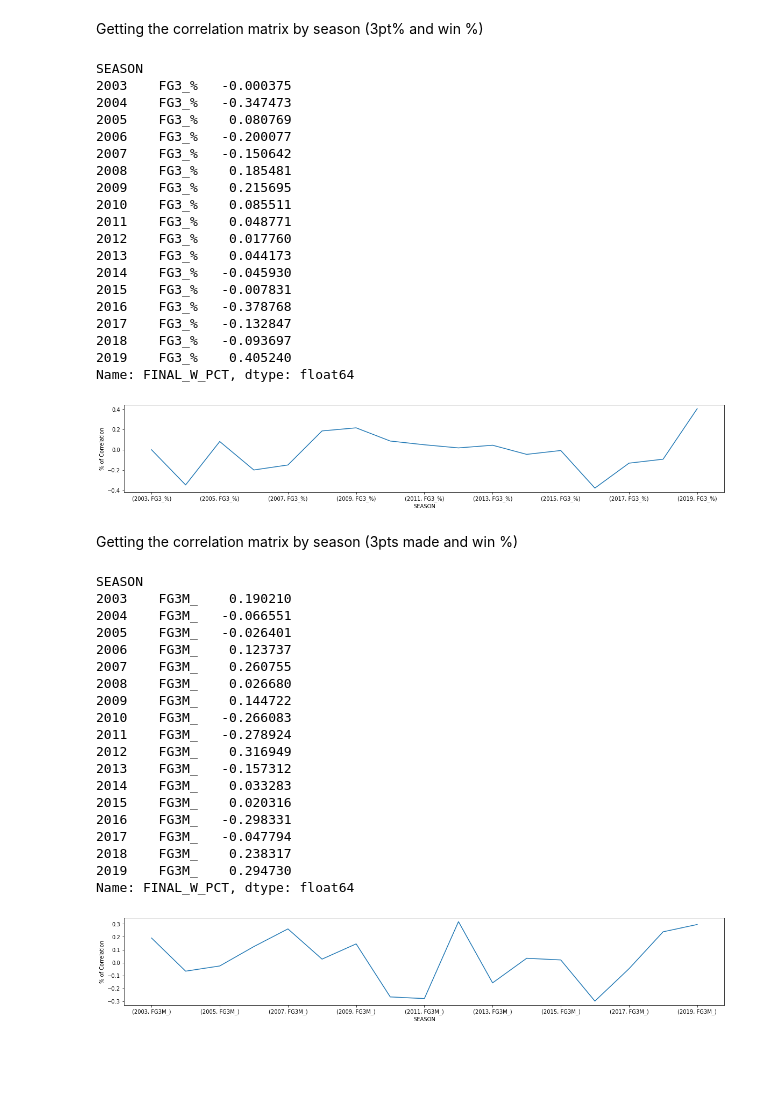
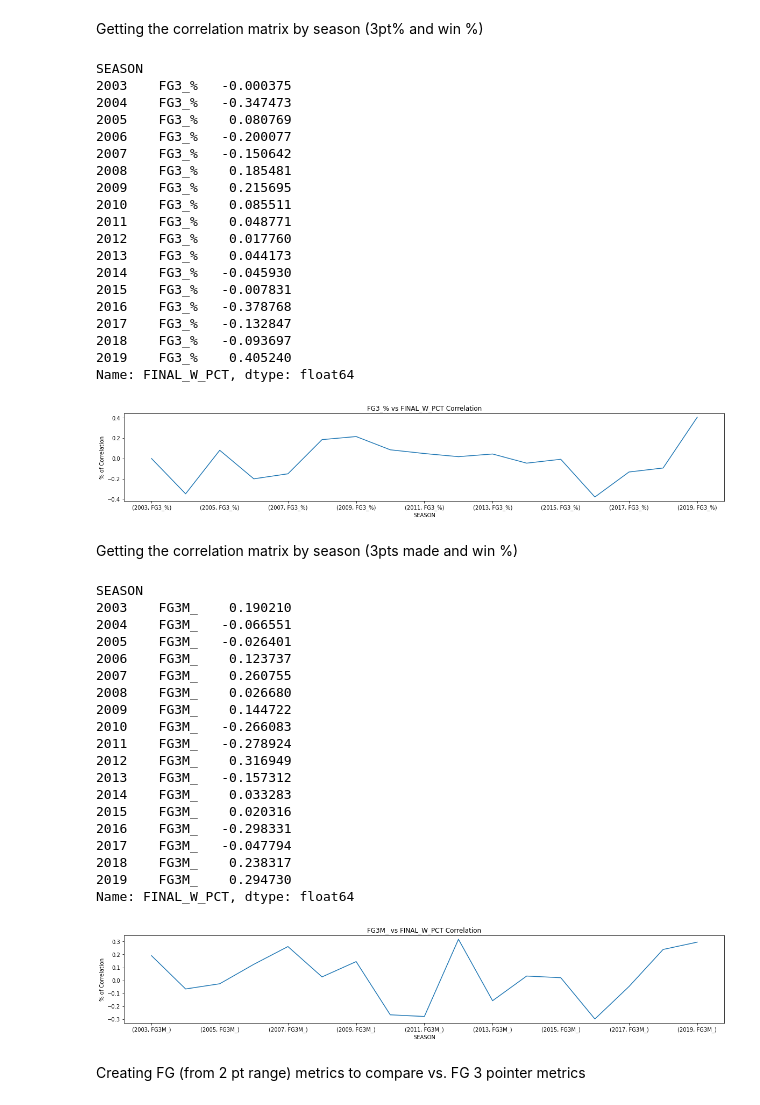
Before and after one commit to camiloms10/NBA_project, a Jupyter notebook: NBA_analysis.ipynb, the cells around one changed output. Cells and saved outputs as stored; diff of their text form; code cells hidden in the pictures; blank space fills up the shorter version.

```diff
--- a/NBA_analysis.ipynb
+++ b/NBA_analysis.ipynb
@@ -142,33 +142,34 @@ Getting the correlation matrix by season (3pt% and win %)
 # %%
 df_corr_3_PERC = df_rank.groupby('SEASON')[['FINAL_W_PCT','FG3_%']].corr()#.iloc[0::2,-1]
 df_corr_3_PERC = df_corr_3_PERC.loc[df_corr_3_PERC['FINAL_W_PCT'] != 1]
 df_corr_3_PERC = df_corr_3_PERC['FINAL_W_PCT']
 df_corr_3_PERC
 ax = df_corr_3_PERC.plot(figsize=(20,3))
 ax.set_xlabel("SEASON")
 ax.set_ylabel("% of Correlation")
+ax.set_title("FG3_% vs FINAL_W_PCT Correlation")
 print(df_corr_3_PERC)
 # %% [output]
 SEASON
 2003    FG3_%   -0.000375
 2004    FG3_%   -0.347473
 2005    FG3_%    0.080769
 2006    FG3_%   -0.200077
 2007    FG3_%   -0.150642
 2008    FG3_%    0.185481
 2009    FG3_%    0.215695
 2010    FG3_%    0.085511
 2011    FG3_%    0.048771
 2012    FG3_%    0.017760
 2013    FG3_%    0.044173
 2014    FG3_%   -0.045930
 2015    FG3_%   -0.007831
 2016    FG3_%   -0.378768
 2017    FG3_%   -0.132847
 2018    FG3_%   -0.093697
 2019    FG3_%    0.405240
 Name: FINAL_W_PCT, dtype: float64
-[figure, old version]
+[figure, new version]
 # %% [markdown]
 Getting the correlation matrix by season (3pts made and win %)
 # %%
@@ -178,6 +179,7 @@ df_corr_3_M = df_corr_3_M['FINAL_W_PCT']
 ax = df_corr_3_M.plot(figsize=(20,3))
 ax.set_xlabel("SEASON")
 ax.set_ylabel("% of Correlation")
+ax.set_title("FG3M_ vs FINAL_W_PCT Correlation")
 print(df_corr_3_M)
 # %% [output]
 SEASON
@@ -199,4 +201,6 @@ SEASON
 2018    FG3M_    0.238317
 2019    FG3M_    0.294730
 Name: FINAL_W_PCT, dtype: float64
-[figure, old version]
+[figure, new version]
+# %% [markdown]
+Creating FG (from 2 pt range) metrics to compare vs. FG 3 pointer metrics
```
Also changed, not shown: parts of 4 cells of this notebook.
